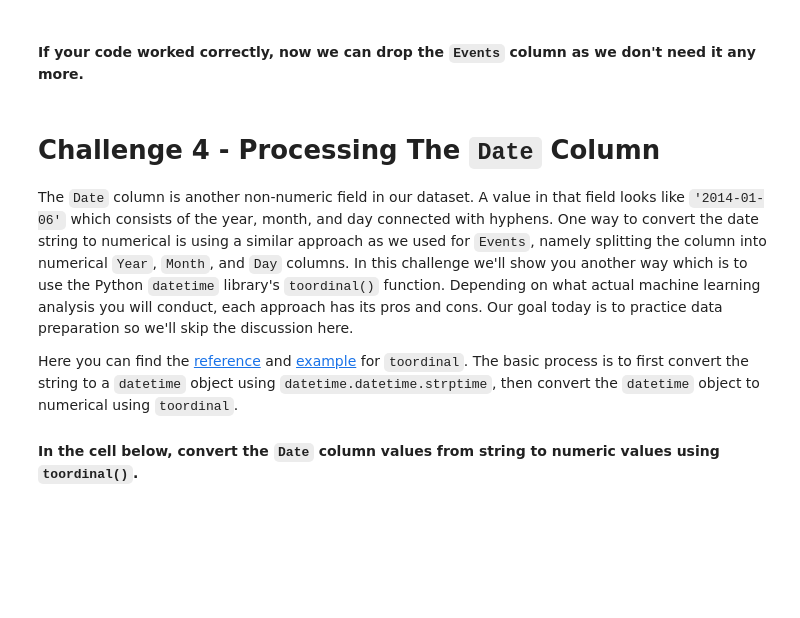
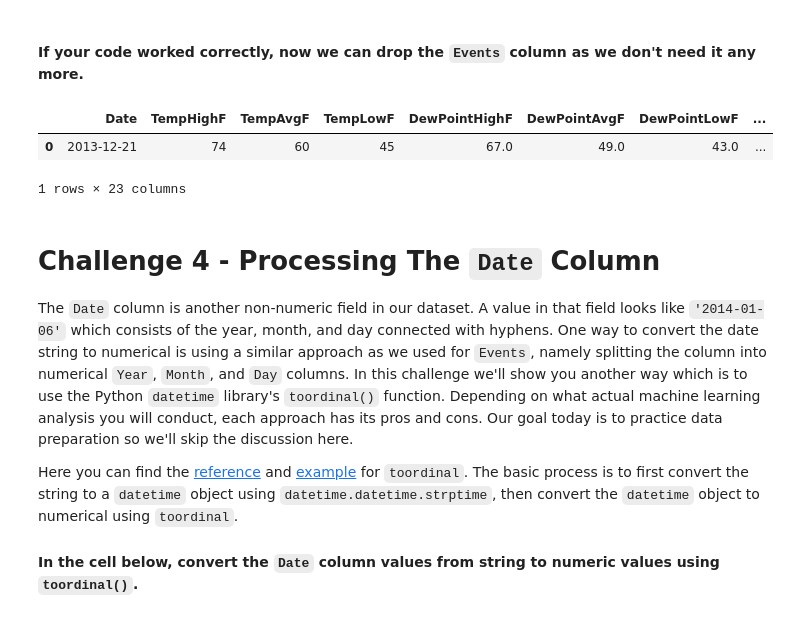
Before and after one commit to ironhack-datalabs/datamad0320, a Jupyter notebook: module-3/lab-intro-to-ml/your-code/main.ipynb, the cells around one changed output. Cells and saved outputs as stored; diff of their text form; code cells hidden in the pictures; blank space fills up the shorter version.

```diff
--- a/module-3/lab-intro-to-ml/your-code/main.ipynb
+++ b/module-3/lab-intro-to-ml/your-code/main.ipynb
@@ -228,6 +371,12 @@ You will check the *Events* column. If its string value contains `Rain`, then th
 #### If your code worked correctly, now we can drop the `Events` column as we don't need it any more.
 # %%
 # Your code here
+austin_fixed=austin_fixed.drop("Events",axis=1)
+austin_fixed.head(1)
+# %% [output]
+|  | Date | TempHighF | TempAvgF | TempLowF | DewPointHighF | DewPointAvgF | DewPointLowF | ... |
+| 0 | 2013-12-21 | 74 | 60 | 45 | 67.0 | 49.0 | 43.0 | ... |
+1 rows × 23 columns
 # %% [markdown]
 # Challenge 4 - Processing The `Date` Column
 
```
Also changed, not shown: parts of 22 cells of this notebook.
